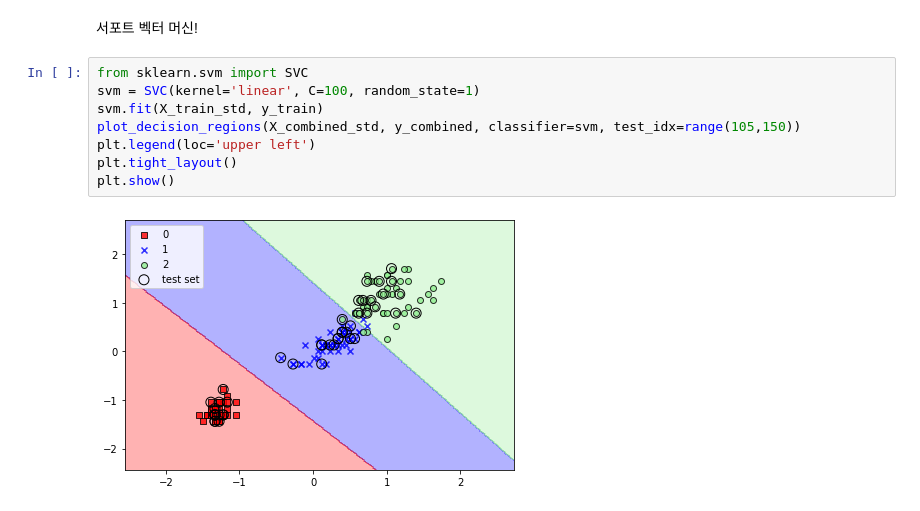
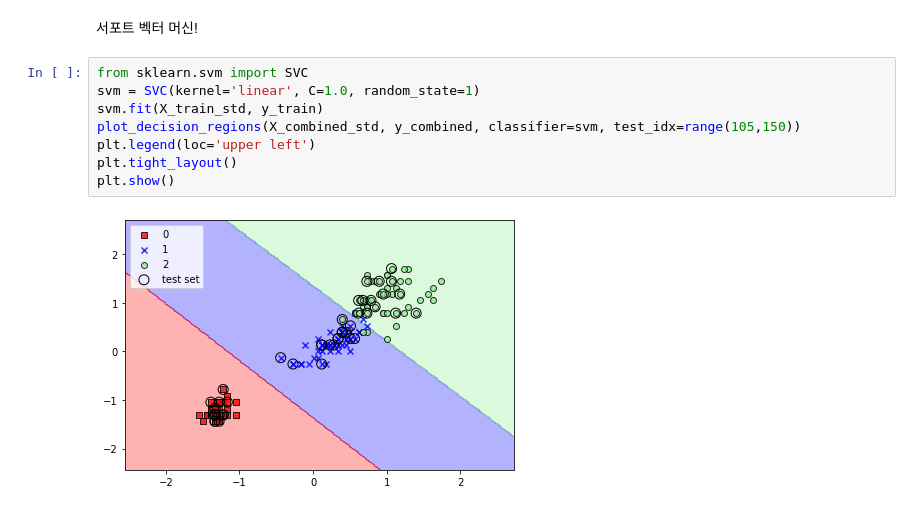
Before and after one commit to jellyho/AI_Learning_jellyho, a Jupyter notebook: 3_Logistic_Regression&SVM.ipynb, the cells around one changed output. Cells and saved outputs as stored; diff of their text form.

```diff
--- a/3_Logistic_Regression&SVM.ipynb
+++ b/3_Logistic_Regression&SVM.ipynb
@@ -126,11 +126,11 @@ array([[0.00261983, 0.9954163 , 0.00196387]])
 서포트 벡터 머신!
 # %%
 from sklearn.svm import SVC
-svm = SVC(kernel='linear', C=100, random_state=1)
+svm = SVC(kernel='linear', C=1.0, random_state=1)
 svm.fit(X_train_std, y_train)
 plot_decision_regions(X_combined_std, y_combined, classifier=svm, test_idx=range(105,150))
 plt.legend(loc='upper left')
 plt.tight_layout()
 plt.show()
 # %% [output]
-[figure, old version]
+[figure, new version]
```
Also changed, not shown: parts of 6 cells of this notebook.
